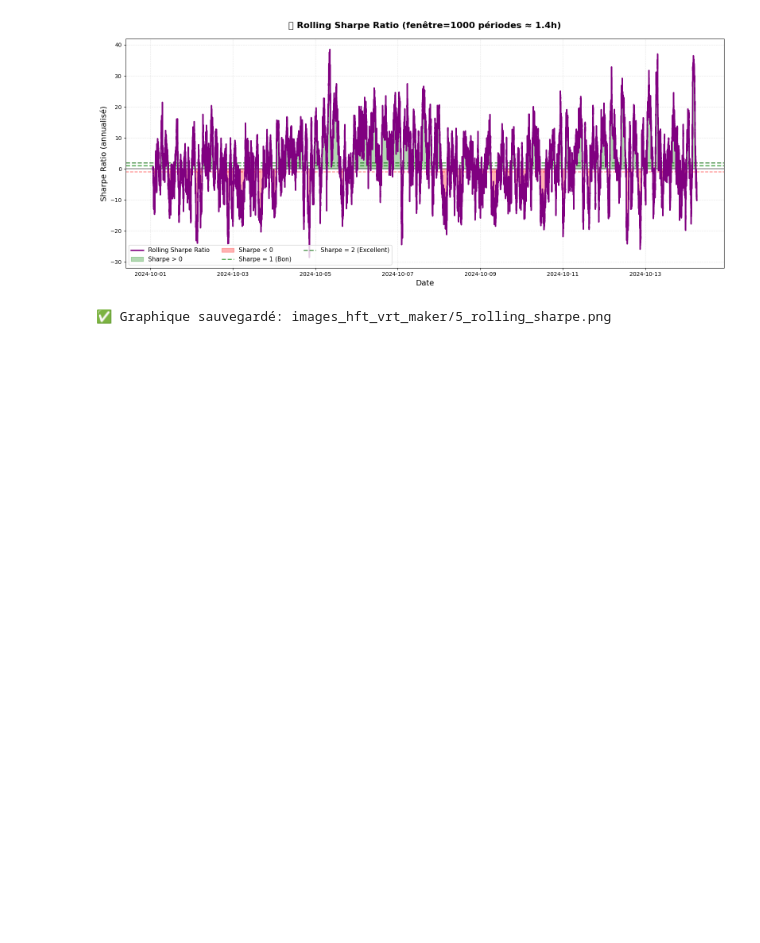
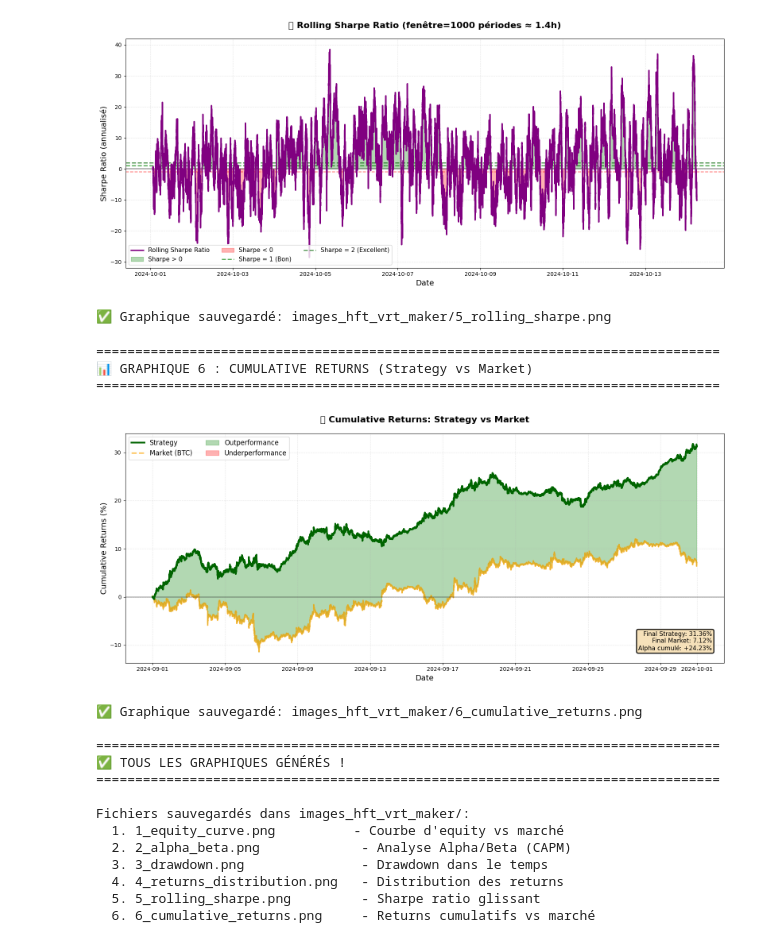
Before and after one commit to 333Rosky/strategy_library, a Jupyter notebook: High Frequency Trading/hft_vrt_maker.ipynb, the cells around one changed output. Cells and saved outputs as stored; diff of their text form; code cells hidden in the pictures; blank space fills up the shorter version.

```diff
--- a/High Frequency Trading/hft_vrt_maker.ipynb
+++ b/High Frequency Trading/hft_vrt_maker.ipynb
@@ -1830,8 +1353,14 @@ print("="*80)
 print("📊 GRAPHIQUE 4 : DISTRIBUTION DES RETURNS")
 print("="*80)
 
-if 'strategy_returns_clean' in locals() and 'strategy_mean' in locals():
+if 'strategy_returns_clean' not in locals() and 'pdf_corrected' in locals() and ('pnl_per_bar' in pdf_corrected.columns):
+    strategy_returns_clean = np.asarray(pdf_corrected['pnl_per_bar'].fillna(0).values)
+
+if 'strategy_returns_clean' in locals():
     fig, ax = plt.subplots(figsize=(13, 8))
+
+    strategy_mean = float(np.mean(strategy_returns_clean))
+    strategy_std = float(np.std(strategy_returns_clean))
 
     # Histogramme
     n, bins, patches = ax.hist(strategy_returns_clean, bins=200, alpha=0.7,
@@ -1887,6 +1416,13 @@ else:
 print("="*80)
 print("📊 GRAPHIQUE 5 : ROLLING SHARPE RATIO")
 print("="*80)
+
+if 'periods_per_year' not in locals():
+    # Convention du notebook
+    periods_per_year = 252 * 288
+
+if 'strategy_returns_clean' not in locals() and 'pdf_corrected' in locals() and ('pnl_per_bar' in pdf_corrected.columns):
+    strategy_returns_clean = np.asarray(pdf_corrected['pnl_per_bar'].fillna(0).values)
 
 if 'strategy_returns_clean' in locals() and 'periods_per_year' in locals():
     fig, ax = plt.subplots(figsize=(16, 7))
@@ -1944,12 +1480,19 @@ print("="*80)
 print("📊 GRAPHIQUE 6 : CUMULATIVE RETURNS (Strategy vs Market)")
 print("="*80)
 
-if 'strategy_returns_clean' in locals() and 'market_returns_clean' in locals():
-    fig, ax = plt.subplots(figsize=(16, 7))
+if 'pdf_corrected' in locals():
+    # Reconstruire returns localement (évite la dépendance à la cellule CAPM)
+    if ('pnl_per_bar' not in pdf_corrected.columns) or ('close' not in pdf_corrected.columns):
+        print("❌ Erreur: il manque 'pnl_per_bar' ou 'close' dans pdf_corrected")
+    else:
+        strategy_returns_clean = np.asarray(pdf_corrected['pnl_per_bar'].fillna(0).values)
+        market_returns_clean = np.log(pdf_corrected['close'] / pdf_corrected['close'].shift(1)).fillna(0).values
 
-    # Calcul des returns cumulatifs
-    strategy_cumret = np.cumsum(strategy_returns_clean)
-    market_cumret = np.cumsum(market_returns_clean)
+        fig, ax = plt.subplots(figsize=(16, 7))
+
+        # Calcul des returns cumulatifs
+        strategy_cumret = np.cumsum(strategy_returns_clean)
+        market_cumret = np.cumsum(market_returns_clean)
 
     dates_for_cumret = pdf_corrected['datetime'].iloc[:len(strategy_cumret)]
 
@@ -1974,30 +1517,48 @@ if 'strategy_returns_clean' in locals() and 'market_returns_clean' in locals():
     ax.legend(fontsize=12, loc='upper left', ncol=2)
     ax.grid(alpha=0.3, linestyle='--')
 
     # Annotation finale
     final_strat_cum = strategy_cumret[-1] * 100
     final_market_cum = market_cumret[-1] * 100
     ax.text(0.98, 0.05, f'Final Strategy: {final_strat_cum:.2f}%\nFinal Market: {final_market_cum:.2f}%\nAlpha cumulé: {final_strat_cum-final_market_cum:+.2f}%',
             transform=ax.transAxes, fontsize=11, verticalalignment='bottom', horizontalalignment='right',
             bbox=dict(boxstyle='round', facecolor='wheat', alpha=0.9, edgecolor='black', linewidth=2))
 
     plt.tight_layout()
     plt.savefig('images_hft_vrt_maker/6_cumulative_returns.png', dpi=150, bbox_inches='tight')
     plt.show()
 
     print("✅ Graphique sauvegardé: images_hft_vrt_maker/6_cumulative_returns.png")
 
     print("\n" + "="*80)
     print("✅ TOUS LES GRAPHIQUES GÉNÉRÉS !")
     print("="*80)
     print("""
 Fichiers sauvegardés dans images_hft_vrt_maker/:
   1. 1_equity_curve.png          - Courbe d'equity vs marché
   2. 2_alpha_beta.png             - Analyse Alpha/Beta (CAPM)
   3. 3_drawdown.png               - Drawdown dans le temps
   4. 4_returns_distribution.png   - Distribution des returns
   5. 5_rolling_sharpe.png         - Sharpe ratio glissant
   6. 6_cumulative_returns.png     - Returns cumulatifs vs marché
     """)
 else:
     print("❌ Erreur: Données non disponibles")
+# %% [output]
+================================================================================
+📊 GRAPHIQUE 6 : CUMULATIVE RETURNS (Strategy vs Market)
+================================================================================
+[figure, added]
+✅ Graphique sauvegardé: images_hft_vrt_maker/6_cumulative_returns.png
+
+================================================================================
+✅ TOUS LES GRAPHIQUES GÉNÉRÉS !
+================================================================================
+
+Fichiers sauvegardés dans images_hft_vrt_maker/:
+  1. 1_equity_curve.png          - Courbe d'equity vs marché
+  2. 2_alpha_beta.png             - Analyse Alpha/Beta (CAPM)
+  3. 3_drawdown.png               - Drawdown dans le temps
+  4. 4_returns_distribution.png   - Distribution des returns
+  5. 5_rolling_sharpe.png         - Sharpe ratio glissant
+  6. 6_cumulative_returns.png     - Returns cumulatifs vs marché
```
Also changed, not shown: parts of 19 cells of this notebook, 7 other files.
